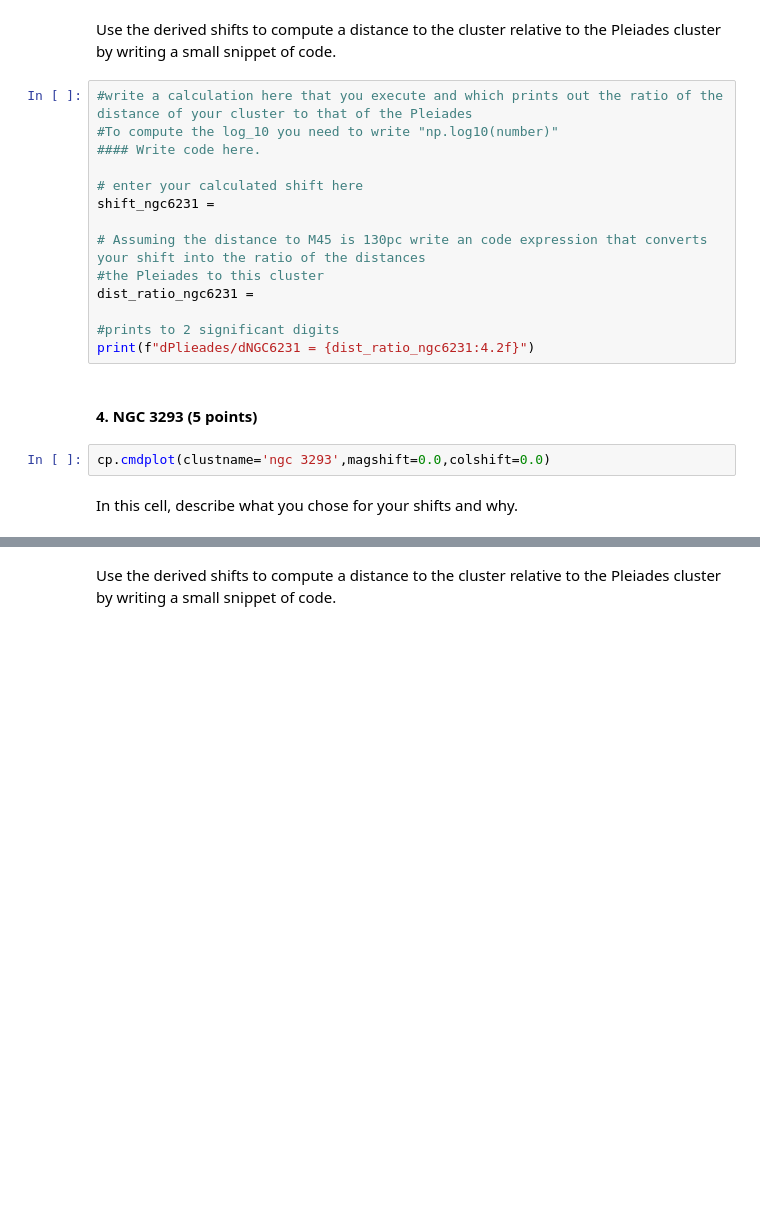
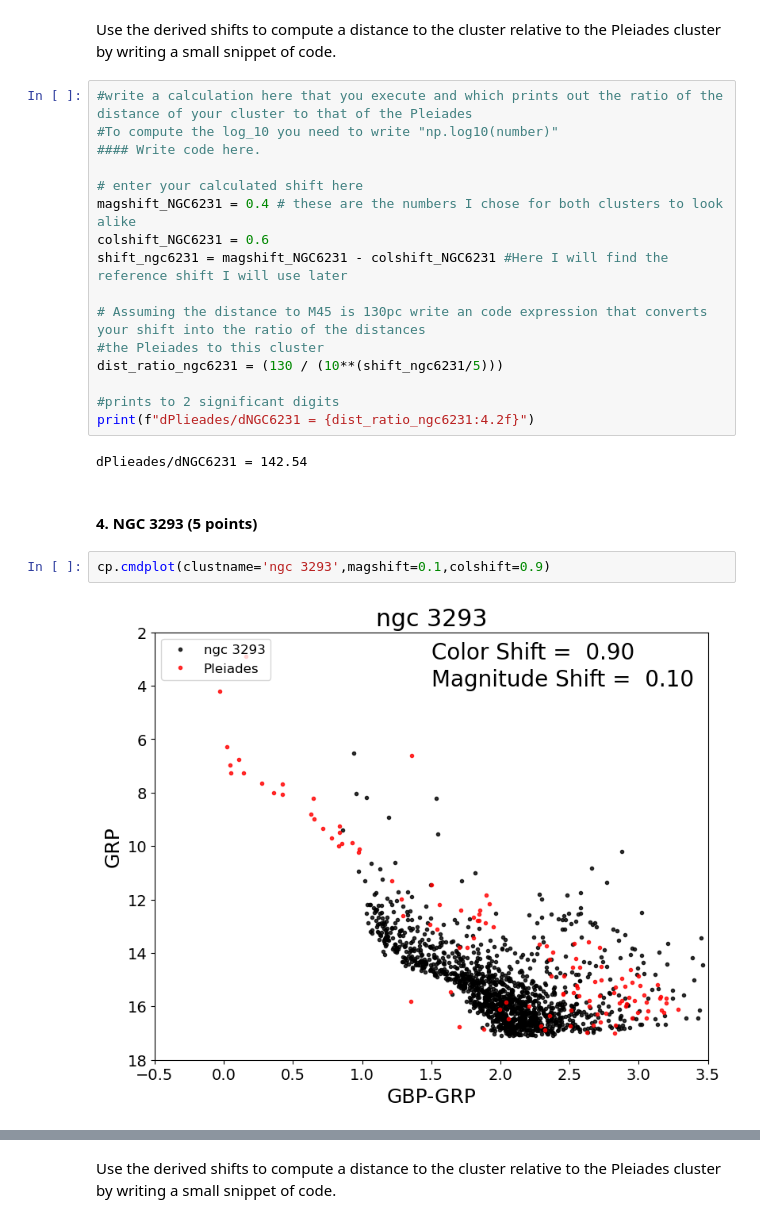
Before and after one commit to Lucc005/CMD_distmod_student, a Jupyter notebook: cluster_plot_student.ipynb, the cells around one changed output, grey strips where cells are left out. Saved outputs shown, nothing was run; the diff lists cells and outputs as text; blank space fills up the shorter version.

```diff
--- a/cluster_plot_student.ipynb
+++ b/cluster_plot_student.ipynb
@@ -96,17 +115,21 @@ Use the derived shifts to compute a distance to the cluster relative to the Plei
 #### Write code here.
 
 # enter your calculated shift here
-shift_ngc6231 =
+magshift_NGC6231 = 0.4 # these are the numbers I chose for both clusters to look alike
+colshift_NGC6231 = 0.6
+shift_ngc6231 = magshift_NGC6231 - colshift_NGC6231 #Here I will find the reference shift I will use later
 
 # Assuming the distance to M45 is 130pc write an code expression that converts your shift into the ratio of the distances
 #the Pleiades to this cluster
-dist_ratio_ngc6231 =
+dist_ratio_ngc6231 = (130 / (10**(shift_ngc6231/5)))
 
 #prints to 2 significant digits
 print(f"dPlieades/dNGC6231 = {dist_ratio_ngc6231:4.2f}")
+# %% [output]
+dPlieades/dNGC6231 = 142.54
 # %% [markdown]
 #### 4. NGC 3293  (5 points)
 # %%
-cp.cmdplot(clustname='ngc 3293',magshift=0.0,colshift=0.0)
+cp.cmdplot(clustname='ngc 3293',magshift=0.1,colshift=0.9)
+# %% [output]
+[figure, added]
-# %% [markdown]
-In this cell, describe what you chose for your shifts and why.
```
Also changed, not shown: parts of 18 cells of this notebook.
